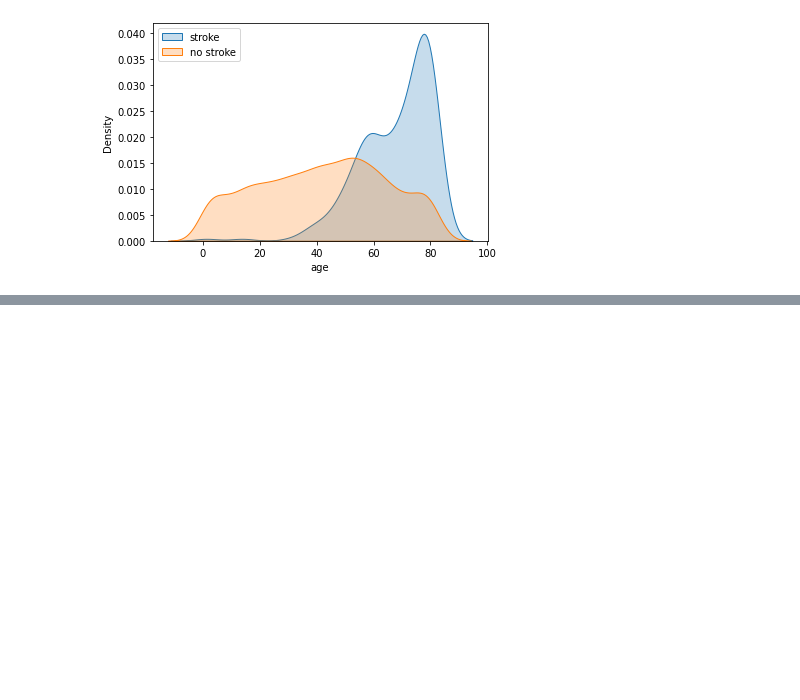
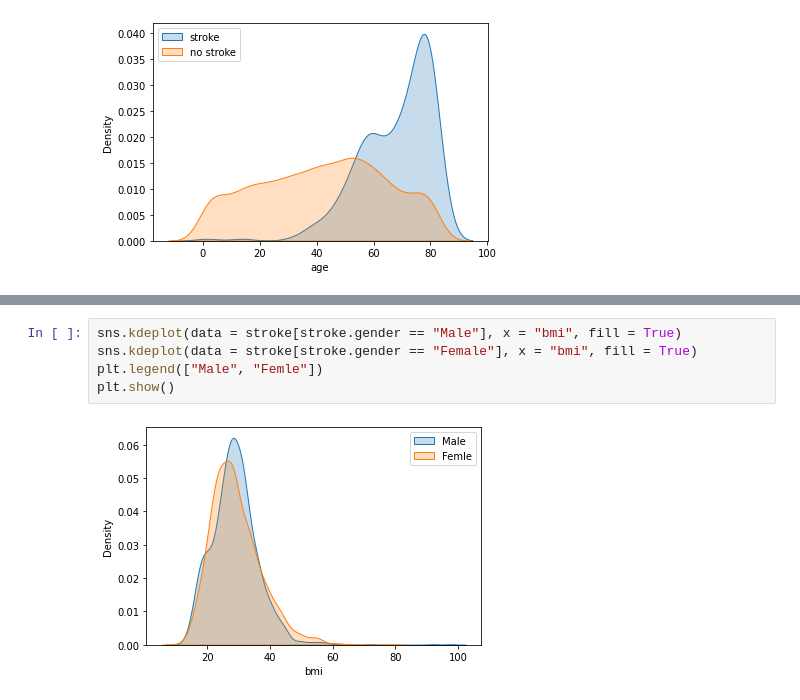
Before and after one commit to KyubumShin/myEDA, a Jupyter notebook: stroke/Stroke EDA.ipynb, the cells around one changed output, grey strips where cells are left out. Drawn from its saved outputs; the diff is of its cells as text; blank space fills up the shorter version.

```diff
--- a/stroke/Stroke EDA.ipynb
+++ b/stroke/Stroke EDA.ipynb
@@ -128,0 +210,7 @@ plt.show()
+# %%
+sns.kdeplot(data = stroke[stroke.gender == "Male"], x = "bmi", fill = True)
+sns.kdeplot(data = stroke[stroke.gender == "Female"], x = "bmi", fill = True)
+plt.legend(["Male", "Femle"])
+plt.show()
+# %% [output]
+[figure, added]
```
Also changed, not shown: parts of 27 cells of this notebook, 1 other file.
